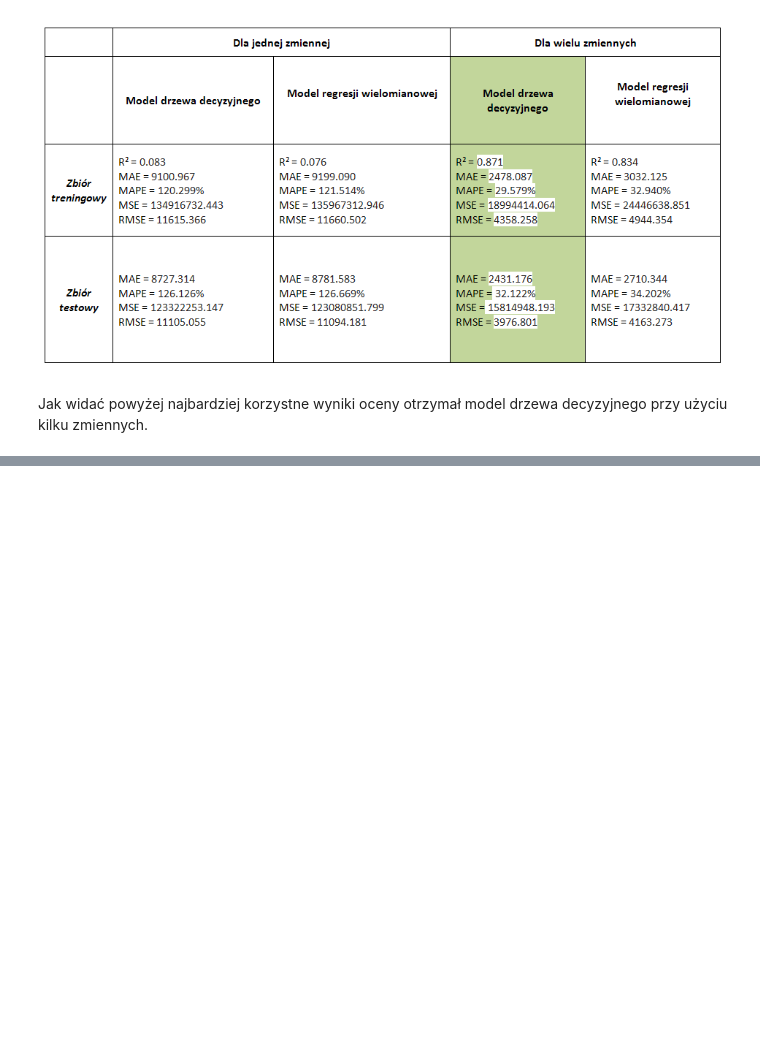
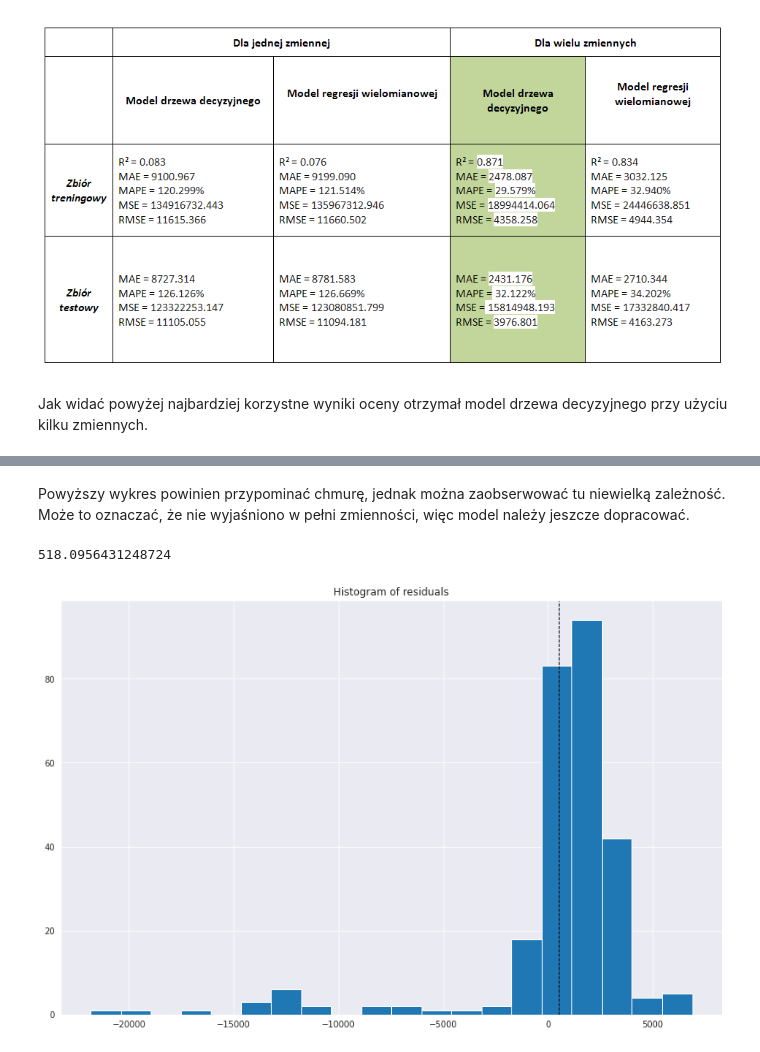
Before and after one commit to nataliasiennicka/cena_ubezpieczenia, a Jupyter notebook: cena_ubezpieczenia.ipynb, the cells around one changed output, grey strips where cells are left out. Cells and saved outputs as stored; diff of their text form; code cells hidden in the pictures; blank space fills up the shorter version.

```diff
--- a/cena_ubezpieczenia.ipynb
+++ b/cena_ubezpieczenia.ipynb
@@ -815,0 +838,15 @@ Jak widać powyżej najbardziej korzystne wyniki oceny otrzymał model drzewa de
+# %% [markdown]
+Powyższy wykres powinien przypominać chmurę, jednak można zaobserwować tu niewielką zależność. Może to oznaczać, że nie wyjaśniono w pełni zmienności, więc model należy jeszcze dopracować.
+# %%
+#Histogram reszt
+
+plt.figure(figsize=(14,9))
+print(errors.mean())
+plt.hist(errors, bins=20)
+plt.axvline(errors.mean(), color='black', linestyle='dashed', linewidth=1)
+plt.title('Histogram of residuals')
+
+plt.show()
+# %% [output]
+518.0956431248724
+[figure, added]
```
Also changed, not shown: parts of 15 cells of this notebook.
